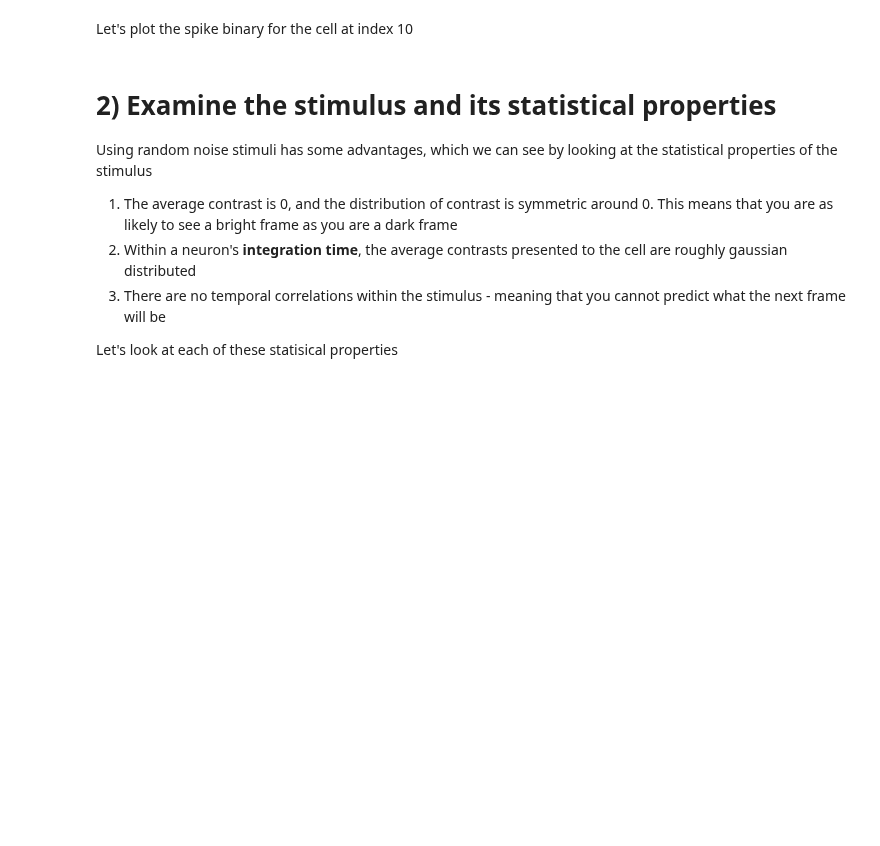
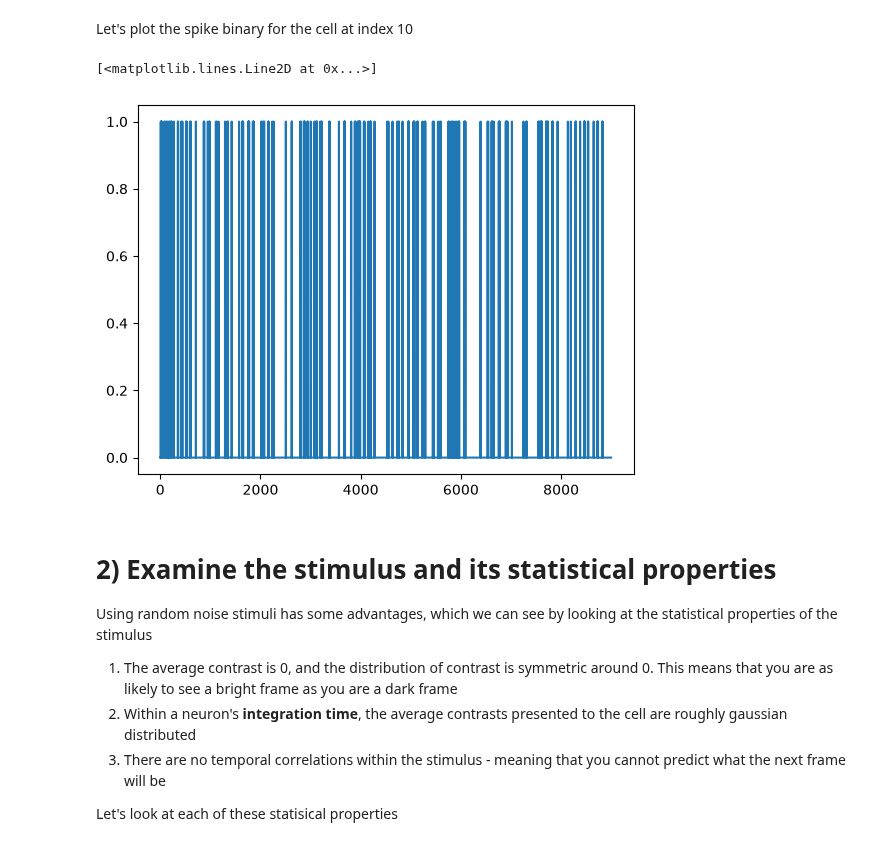
Before and after one commit to miac8/ABIO558-mia-, a Jupyter notebook: miniproject_2_blank.ipynb, the cells around one changed output. Cells and saved outputs as stored; diff of their text form; code cells hidden in the pictures; blank space fills up the shorter version.

```diff
--- a/miniproject_2_blank.ipynb
+++ b/miniproject_2_blank.ipynb
@@ -61,5 +95,10 @@ We need to figure out what the dimensions correspond to
 # %% [markdown]
 Let's plot the spike binary for the cell at index 10
+# %%
+plt.plot(spike_binary[10, :])
+# %% [output]
+[<matplotlib.lines.Line2D at 0x...>]
+[figure, added]
 # %% [markdown]
 # 2) Examine the stimulus and its statistical properties
 Using random noise stimuli has some advantages, which we can see by looking at the statistical properties of the stimulus
```
Also changed, not shown: parts of 10 cells of this notebook.
